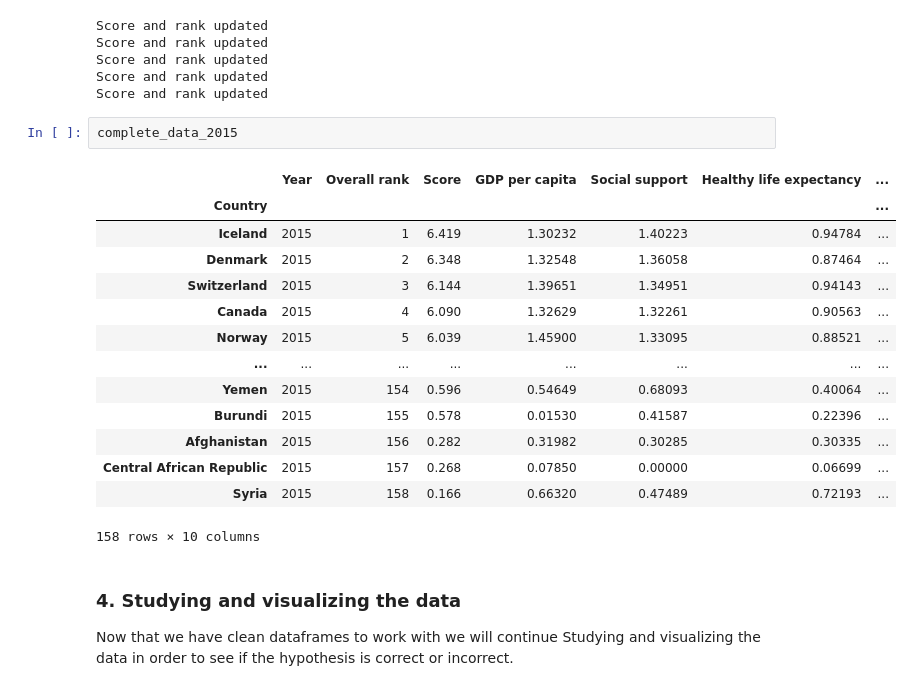
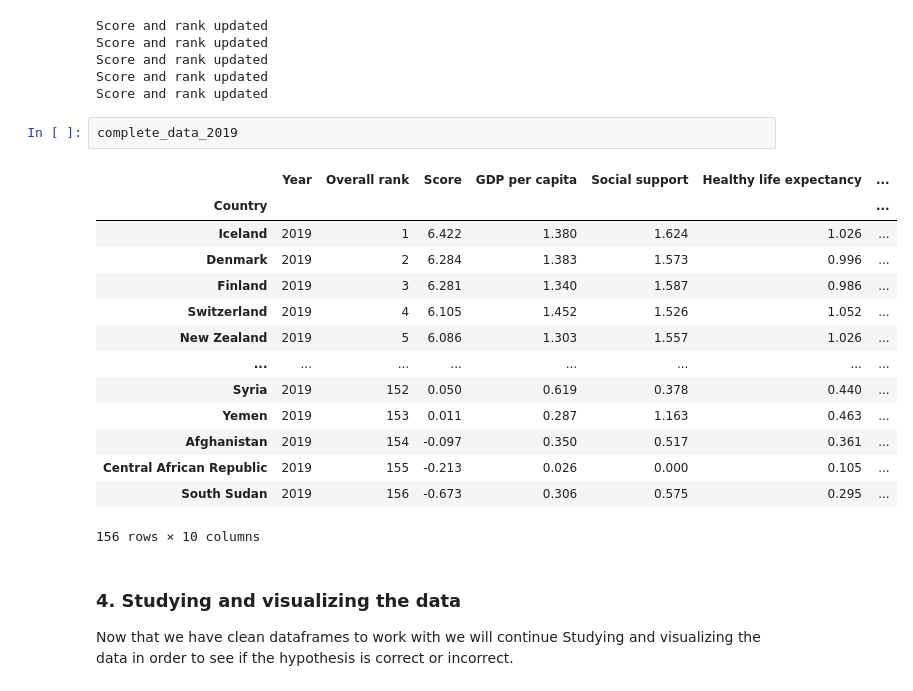
Before and after one commit to RoxannaW/Project_world_happiness, a Jupyter notebook: src/main.ipynb, the cells around one changed output. Drawn from its saved outputs; the diff is of its cells as text.

```diff
--- a/src/main.ipynb
+++ b/src/main.ipynb
@@ -553,23 +575,23 @@ Score and rank updated
 Score and rank updated
 Score and rank updated
 Score and rank updated
-# %%
-complete_data_2015
-# %% [output]
-|  | Year | Overall rank | Score | GDP per capita | Social support | Healthy life expectancy | ... |
-| Country |  |  |  |  |  |  | ... |
-| Iceland | 2015 | 1 | 6.419 | 1.30232 | 1.40223 | 0.94784 | ... |
-| Denmark | 2015 | 2 | 6.348 | 1.32548 | 1.36058 | 0.87464 | ... |
-| Switzerland | 2015 | 3 | 6.144 | 1.39651 | 1.34951 | 0.94143 | ... |
-| Canada | 2015 | 4 | 6.090 | 1.32629 | 1.32261 | 0.90563 | ... |
-| Norway | 2015 | 5 | 6.039 | 1.45900 | 1.33095 | 0.88521 | ... |
-| ... | ... | ... | ... | ... | ... | ... | ... |
-| Yemen | 2015 | 154 | 0.596 | 0.54649 | 0.68093 | 0.40064 | ... |
-| Burundi | 2015 | 155 | 0.578 | 0.01530 | 0.41587 | 0.22396 | ... |
-| Afghanistan | 2015 | 156 | 0.282 | 0.31982 | 0.30285 | 0.30335 | ... |
-| Central African Republic | 2015 | 157 | 0.268 | 0.07850 | 0.00000 | 0.06699 | ... |
-| Syria | 2015 | 158 | 0.166 | 0.66320 | 0.47489 | 0.72193 | ... |
-158 rows × 10 columns
+# %%
+complete_data_2019
+# %% [output]
+|  | Year | Overall rank | Score | GDP per capita | Social support | Healthy life expectancy | ... |
+| Country |  |  |  |  |  |  | ... |
+| Iceland | 2019 | 1 | 6.422 | 1.380 | 1.624 | 1.026 | ... |
+| Denmark | 2019 | 2 | 6.284 | 1.383 | 1.573 | 0.996 | ... |
+| Finland | 2019 | 3 | 6.281 | 1.340 | 1.587 | 0.986 | ... |
+| Switzerland | 2019 | 4 | 6.105 | 1.452 | 1.526 | 1.052 | ... |
+| New Zealand | 2019 | 5 | 6.086 | 1.303 | 1.557 | 1.026 | ... |
+| ... | ... | ... | ... | ... | ... | ... | ... |
+| Syria | 2019 | 152 | 0.050 | 0.619 | 0.378 | 0.440 | ... |
+| Yemen | 2019 | 153 | 0.011 | 0.287 | 1.163 | 0.463 | ... |
+| Afghanistan | 2019 | 154 | -0.097 | 0.350 | 0.517 | 0.361 | ... |
+| Central African Republic | 2019 | 155 | -0.213 | 0.026 | 0.000 | 0.105 | ... |
+| South Sudan | 2019 | 156 | -0.673 | 0.306 | 0.575 | 0.295 | ... |
+156 rows × 10 columns
 # %% [markdown]
 ### 4. Studying and visualizing the data
 
```
Also changed, not shown: parts of 19 cells of this notebook, 1 other file.
